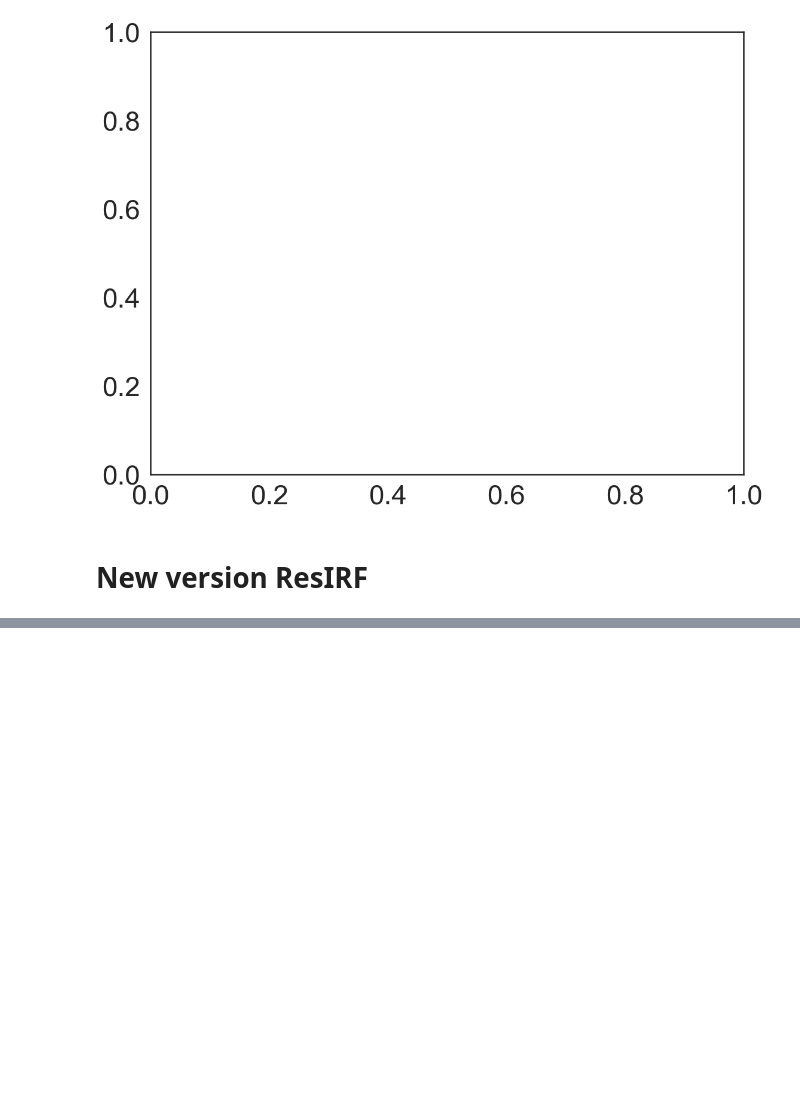
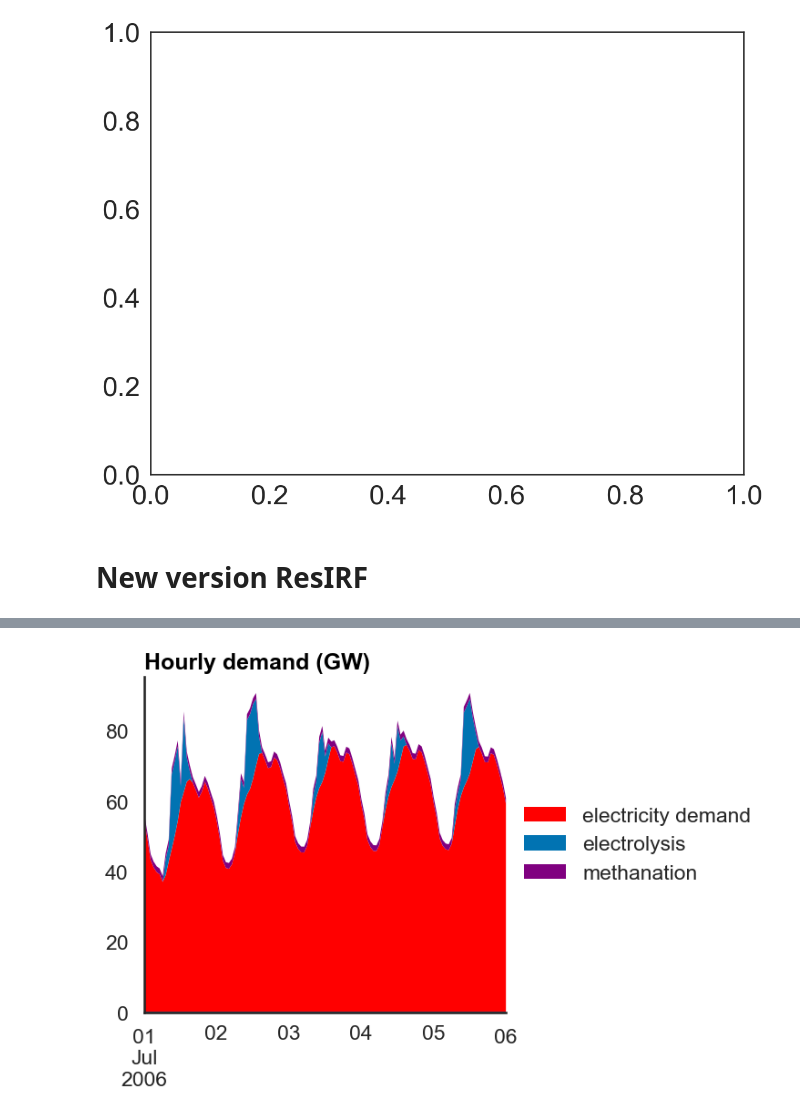
Before and after one commit to CIRED/EOLES-Coupling, a Jupyter notebook: analysis_xps_092023.ipynb, the cells around one changed output, grey strips where cells are left out. Drawn from its saved outputs; the diff is of its cells as text; code cells hidden in the pictures; blank space fills up the shorter version.

```diff
--- a/analysis_xps_092023.ipynb
+++ b/analysis_xps_092023.ipynb
@@ -199,0 +214,5 @@ ZeroDivisionError: float division by zero
+# %%
+date_start, date_end = datetime.datetime(2006, 7, 1, 0, 0), datetime.datetime(2006, 7, 6, 0, 0)
+plot_typical_demand(hourly_generation, date_start, date_end, climate, save_path=None)
+# %% [output]
+[figure, added]
```
Also changed, not shown: parts of 5 cells of this notebook, 5 other files.
